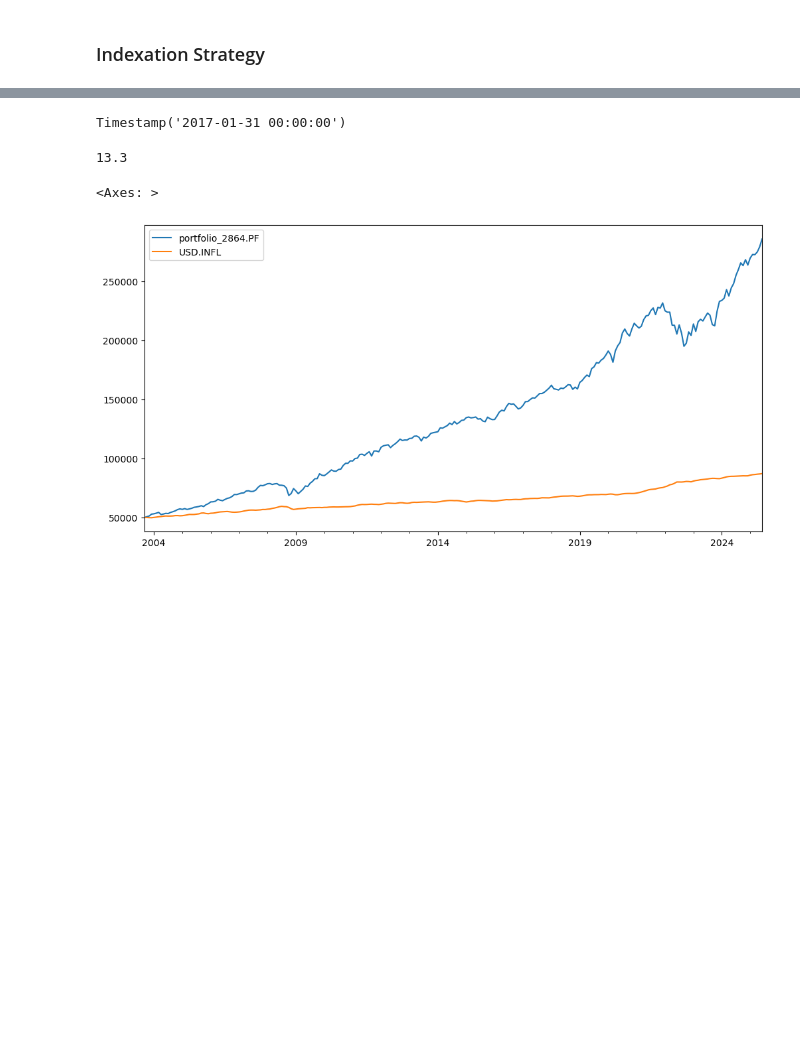
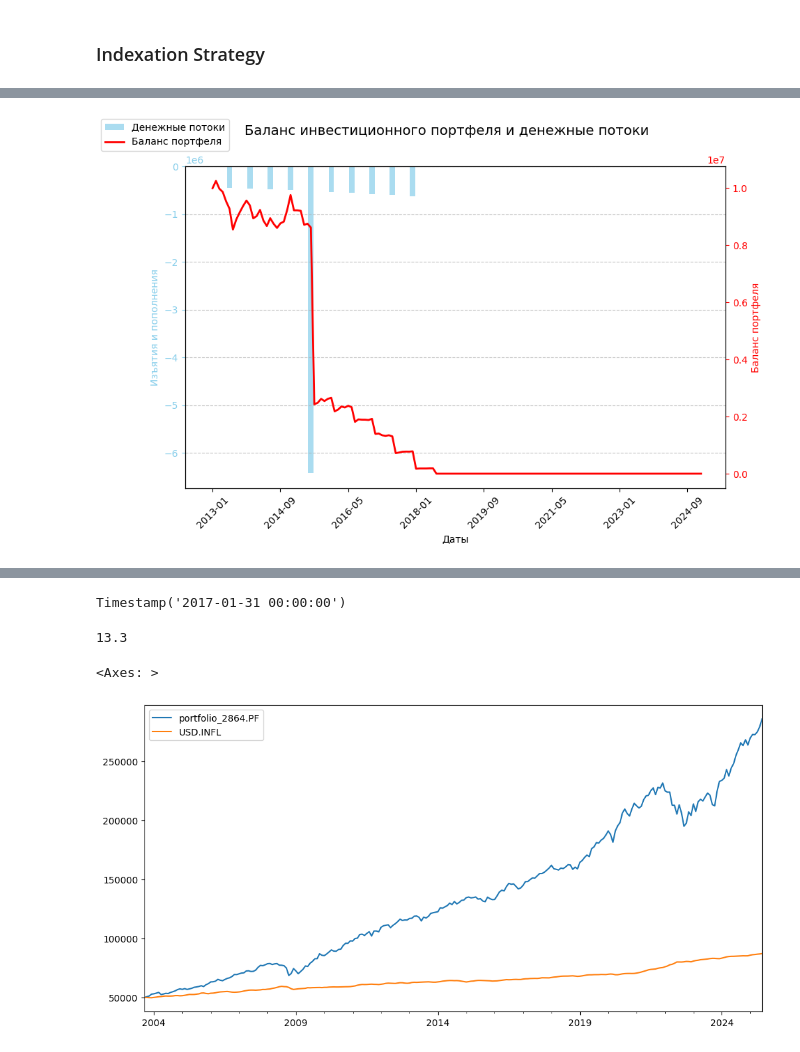
Before and after one commit to mbk-dev/okama, a Jupyter notebook: main_notebook.ipynb, the cells around one changed output, grey strips where cells are left out. Cells and saved outputs as stored; diff of their text form; code cells hidden in the pictures; blank space fills up the shorter version.

```diff
--- a/main_notebook.ipynb
+++ b/main_notebook.ipynb
@@ -117,4 +115,4 @@ wi.plot()
 # %%
-df = pf.dcf.cash_flow_ts(discounting="fv", remove_if_wealth_index_negative=True)
-df
+df1 = pf.dcf.cash_flow_ts(discounting="fv", remove_if_wealth_index_negative=True)
+df1[df1 != 0]
 # %% [output]
@@ -133 +131,79 @@ Freq: M, Name: cash_flow_fv, Length: 151, dtype: float64
+# %%
+import matplotlib.figure as mfigure
+import matplotlib.axes as maxes
+import matplotlib.dates as mdates
+import pandas as pd
+import numpy as np
+
+# 1. Создаем объект Figure
+fig = mfigure.Figure(figsize=(10, 6))
+
+# 2. Добавляем основную ось для столбчатой диаграммы
+ax1 = fig.add_subplot()
+
+# 3. Строим столбчатую диаграмму
+bars = ax1.bar(
+    x=np.arange(len(df1)),
+    height=df1.values,
+    width=1.6,
+    color='skyblue',
+    alpha=0.7,
+    label='Денежные потоки'
+)
+
+# 4. Добавляем вторичную ось (для линейного графика)
+ax2 = ax1.twinx()
+
+# 5. Строим линейный график
+line = ax2.plot(
+    np.arange(len(df2)),
+    df2['Portfolio.PF'].values,
+    color='red',
+    # marker='o',
+    linestyle='-',
+    linewidth=2,
+    label='Баланс портфеля'
+)[0]  # plot возвращает список линий
+
+# 6. Настраиваем оформление
+# Ось X: метки дат
+ax1.set_xticks(np.arange(len(df1)))
+ax1.set_xticklabels([d.strftime('%Y-%m') for d in df1.index], rotation=45)
+
+# Подписи осей
+ax1.set_xlabel('Даты')
+ax1.set_ylabel('Изъятия и пополнения', color='skyblue')
+ax2.set_ylabel('Баланс портфеля', color='red')
+
+# настройка максимального количества подписей оси Х
+from matplotlib.ticker import MaxNLocator
+ax1.xaxis.set_major_locator(MaxNLocator(nbins=10))
+
+# Цвета меток осей
+ax1.tick_params(axis='y', colors='skyblue')
+ax2.tick_params(axis='y', colors='red')
+
+# Легенда (объединяем элементы с обеих осей)
+from matplotlib.legend import Legend
+handles = [bars, line]
+labels = [h.get_label() for h in handles]
+legend = Legend(fig, handles, labels, loc='upper left')
+fig.artists.append(legend)
+
+# Заголовок
+fig.suptitle('Баланс инвестиционного портфеля и денежные потоки', fontsize=14)
+
+# Сетка
+ax1.grid(axis='y', linestyle='--', alpha=0.7)
+
+# 7. Сохранение или отображение
+# from matplotlib.backends.backend_agg import FigureCanvasAgg
+# canvas = FigureCanvasAgg(fig)
+# canvas.print_figure('combined_chart.png')  # Сохраняем в файл
+
+# Для отображения в Jupyter:
+from IPython.display import display
+display(fig)
+# %% [output]
+[figure, added]
 # %%
```
Also changed, not shown: parts of 38 cells of this notebook, 8 other files.
